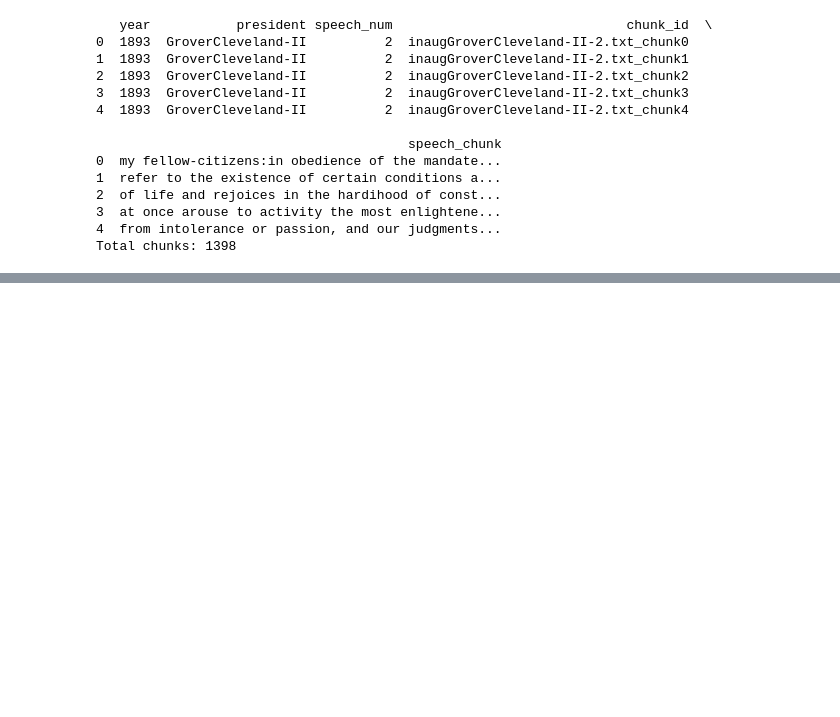
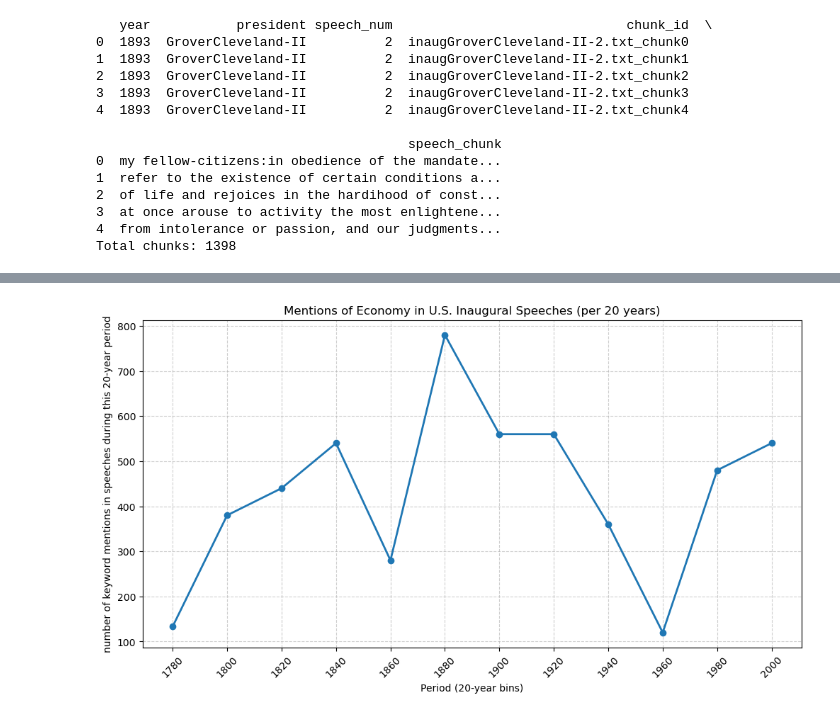
Before and after one commit to TZstats-Columbia/AI-Text-Mining-Workflow, a Jupyter notebook: main.ipynb, the cells around one changed output, grey strips where cells are left out. Cells and saved outputs as stored; diff of their text form; code cells hidden in the pictures; blank space fills up the shorter version.

```diff
--- a/main.ipynb
+++ b/main.ipynb
@@ -287,0 +304,29 @@ print(df_topics)
+# %%
+economy_keywords = [
+    "economy", "economic", "commerce", "industry", "trade",
+    "business", "jobs", "growth", "prosperity", "tax", "labor"
+]
+
+df["economy_mentions"] = df["speech"].str.lower().apply(
+    lambda x: sum(word in x for word in economy_keywords)
+)
+
+
+
+# Group speeches into 20-year bins
+df["period"] = (df["year"] // 20) * 20
+
+trend = df.groupby("period")["economy_mentions"].mean().reset_index()
+# %%
+import matplotlib.pyplot as plt
+
+plt.figure(figsize=(12,6))
+plt.plot(trend["period"], trend["economy_mentions"]*100, marker="o", linewidth=2)
+plt.title("Mentions of Economy in U.S. Inaugural Speeches (per 20 years)")
+plt.xlabel("Period (20-year bins)")
+plt.ylabel("number of keyword mentions in speeches during this 20-year period")
+plt.xticks(trend["period"], rotation=45)
+plt.grid(True, linestyle="--", alpha=0.6)
+plt.show()
+# %% [output]
+[figure, added]
```
Also changed, not shown: parts of 4 cells of this notebook, 3 other files.
